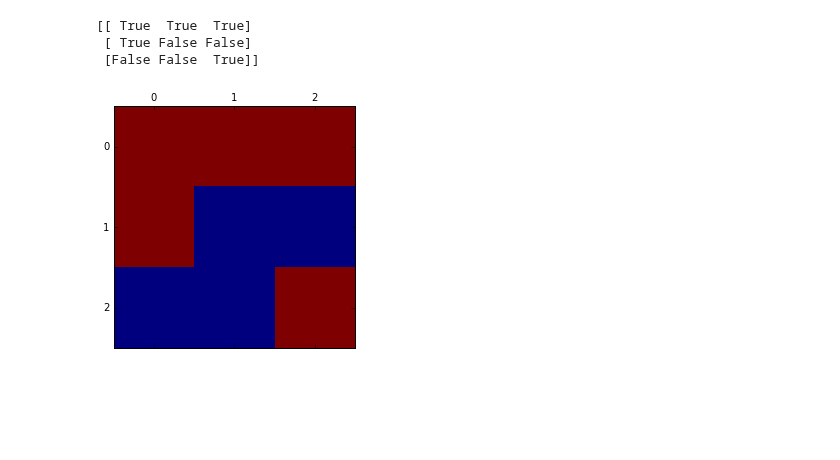
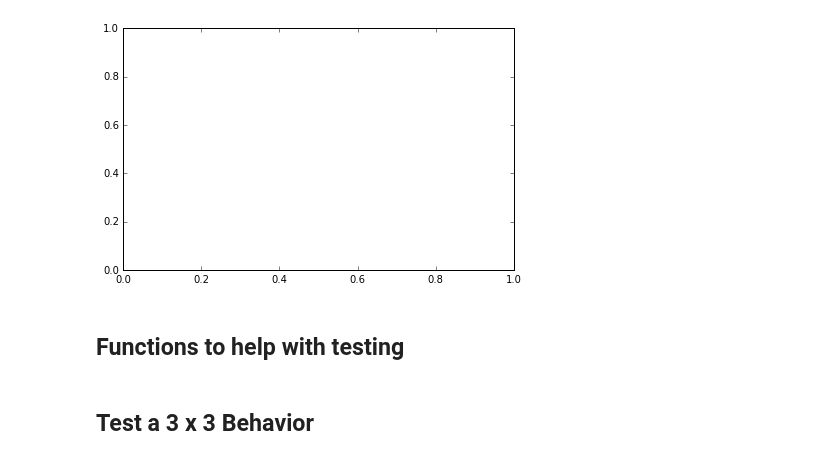
Before and after one commit to UCO-CSPI/CellularAutomaton, a Jupyter notebook: testingCAGrid.ipynb, the cells around one changed output. Cells and saved outputs as stored; diff of their text form; code cells hidden in the pictures; blank space fills up the shorter version.

```diff
--- a/testingCAGrid.ipynb
+++ b/testingCAGrid.ipynb
@@ -17,11 +16,4 @@ MyGrid = CAGrid((3,3),dtype=[('State', 'bool_')])
 # %%
 MyFigure, MyAxes = plt.subplots(1,1,figsize=(fsx,fsy))
-MyAxes.matshow(MyGrid['State'])
-MyFigure
-repr(MyGrid['State'])
-print(MyGrid['State'])
 # %% [output]
-[[ True  True  True]
- [ True False False]
- [False False  True]]
-[figure, old version]
+[figure, new version]
@@ -27,0 +29,2 @@ print(MyGrid['State'])
+# %% [markdown]
+<h2>Functions to help with testing</h2>
@@ -27,0 +41,2 @@ print(MyGrid['State'])
+# %% [markdown]
+<h2>Test a 3 x 3 Behavior</h2>
```
Also changed, not shown: parts of 31 cells of this notebook.
